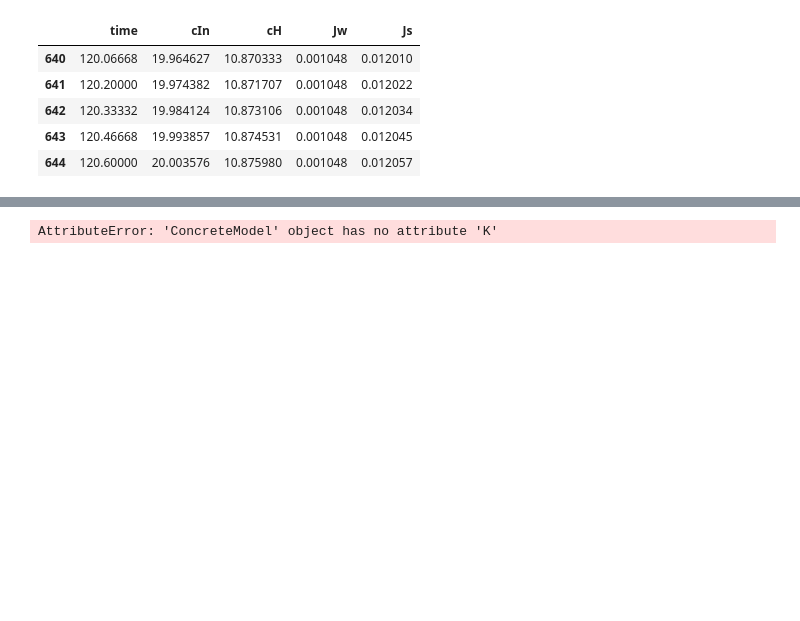
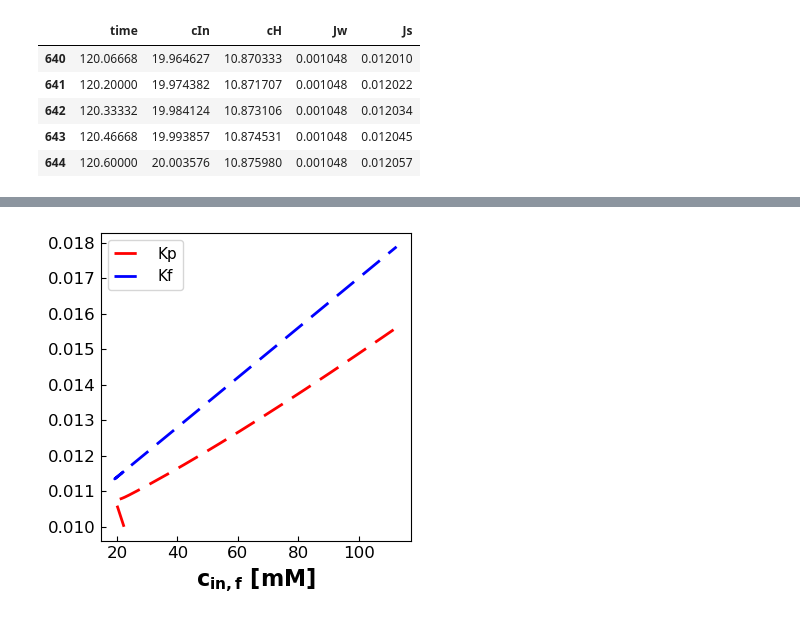
Before and after one commit to dowlinglab/dynamic-diafiltration-pyomo, a Jupyter notebook: DATA2_visualization.ipynb, the cells around one changed output, grey strips where cells are left out. Drawn from its saved outputs; the diff is of its cells as text; code cells hidden in the pictures; blank space fills up the shorter version.

```diff
--- a/DATA2_visualization.ipynb
+++ b/DATA2_visualization.ipynb
@@ -296,20 +317,22 @@ fig.savefig(fname+'.png',dpi=300,bbox_inches='tight')
 # %%
 # Visualization
 
-predicted_K = [value(model.K[i]) for i in model.i]
+predicted_Kp = [value(model.Kp[i]) for i in model.i]
+predicted_Kf = [value(model.Kf[i]) for i in model.i]
 
 fig = plt.figure(figsize=(4, 4))
 #plt.plot(my_data["cIn"], my_data["Js"], 'k-', label='J$_s$ (Empirical)', lw=2)
-plt.plot(my_data["cIn"], predicted_K, 'r--', dashes=(8, 4),label='K', lw=2)
+plt.plot(my_data["cIn"], predicted_Kp, 'r--', dashes=(8, 4),label='Kp', lw=2)
+plt.plot(my_data["cIn"], predicted_Kf, 'b--', dashes=(8, 4),label='Kf', lw=2)
 plt.xlabel('c$\mathbf{_{in,f}}$ [mM]',fontsize=16,fontweight='bold')
 #plt.ylabel('J$\mathbf{_s\ [\mu mol \cdot cm^{-2} \cdot s^{-1}]}$',fontsize=16,fontweight='bold')
 plt.xticks(fontsize=12)
 plt.yticks(fontsize=12)
 plt.tick_params(direction="in")
 plt.legend(fontsize=11,loc="best")
 plt.show()
 # %% [output]
-AttributeError: 'ConcreteModel' object has no attribute 'K'
+[figure, added]
 # %%
 # Calculate predicted J_s values
 predicted_J_s = [value(model.Js[i]) for i in model.i]
```
Also changed, not shown: parts of 12 cells of this notebook, 4 other files.
